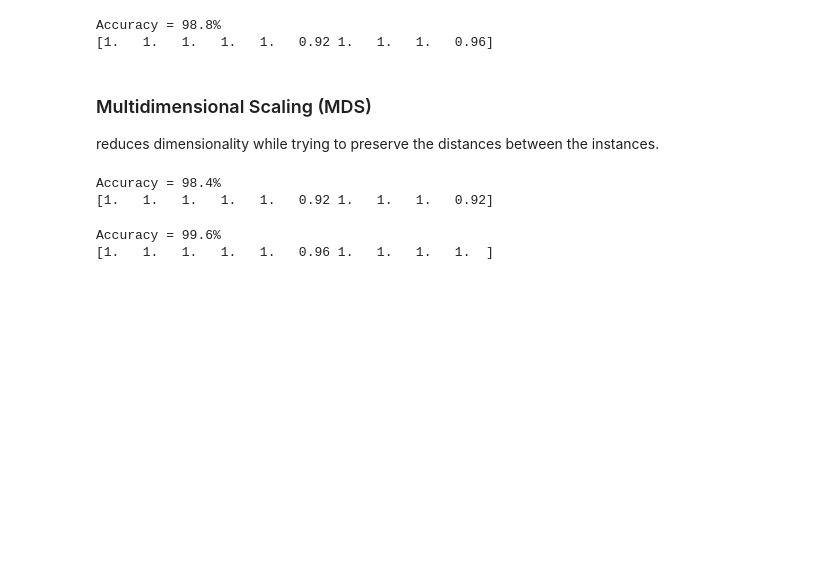
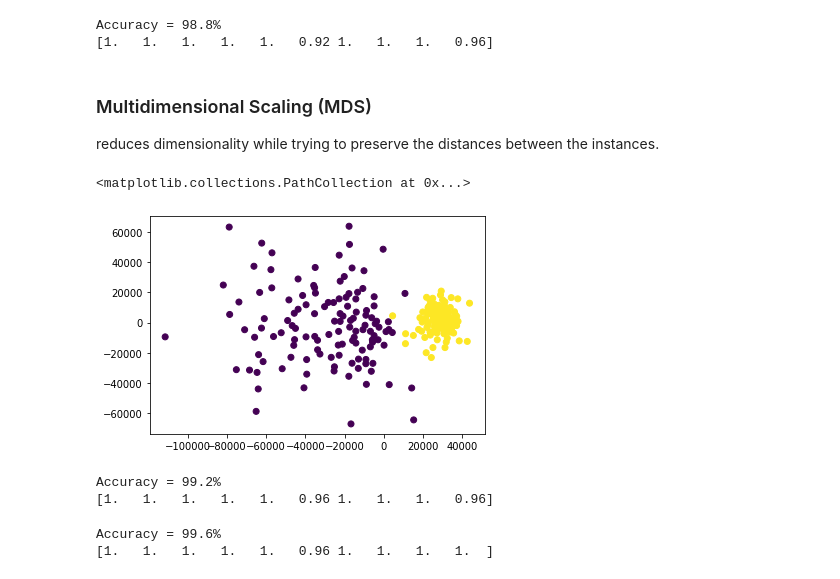
Before and after one commit to andreafabbricatore/ailab, a Jupyter notebook: data_vis/svm.ipynb, the cells around one changed output. Cells and saved outputs as stored; diff of their text form; code cells hidden in the pictures; blank space fills up the shorter version.

Commit message:
svm kernel

```diff
--- a/data_vis/svm.ipynb
+++ b/data_vis/svm.ipynb
@@ -48,7 +48,7 @@ plt.show()
 # %%
 ## POLY KERNEL SVM
 
-poly_kernel_svm_clf = make_pipeline(SVC(kernel="poly", degree=2, coef0=1, C=1))
+poly_kernel_svm_clf = make_pipeline(SVC(kernel="poly", degree=1, coef0=1, C=0.01))
 poly_kernel_svm_clf.fit(X_reduced, y)
 
 poly_rmse = cross_val_score(poly_kernel_svm_clf, X_reduced, y,
@@ -61,7 +61,7 @@ Accuracy = 98.4%
 # %%
 ## RBF KERNEL SVM
 
-rbf_kernel_svm_clf = make_pipeline(SVC(kernel="rbf", gamma= 5, C=0.1))
+rbf_kernel_svm_clf = make_pipeline(SVC(kernel="rbf", gamma= 5, C=0.05))
 rbf_kernel_svm_clf.fit(X_reduced, y)
 
 
@@ -103,7 +103,7 @@ plt.scatter(red_X2[0], red_X2[1], c=y)
 # %%
 ## POLY KERNEL SVM
 
-poly_kernel_svm_clf = make_pipeline(SVC(kernel="poly", degree=2, coef0=1, C=1))
+poly_kernel_svm_clf = make_pipeline(SVC(kernel="poly", degree=2, coef0=1, C=0.01))
 poly_kernel_svm_clf.fit(red_X2, y)
 
 poly_rmse = cross_val_score(poly_kernel_svm_clf, red_X2, y,
@@ -133,10 +133,15 @@ the distances between the instances.
 # %%
 mds = MDS(n_components=2, random_state=42)
 X_reduced_mds = mds.fit_transform(X2)
+# %%
+plt.scatter(X_reduced_mds[:, 0], X_reduced_mds[:,1], c=y)
+# %% [output]
+<matplotlib.collections.PathCollection at 0x...>
+[figure, added]
 # %%
 ## POLY KERNEL SVM
 
-poly_kernel_svm_clf = make_pipeline(SVC(kernel="poly", degree=2, coef0=1, C=1))
+poly_kernel_svm_clf = make_pipeline(SVC(kernel="poly", degree=2, coef0=1, C=100))
 poly_kernel_svm_clf.fit(X_reduced_mds, y)
 
 poly_rmse = cross_val_score(poly_kernel_svm_clf, X_reduced_mds, y,
@@ -144,8 +149,8 @@ poly_rmse = cross_val_score(poly_kernel_svm_clf, X_reduced_mds, y,
 print(f"Accuracy = {round((sum(poly_rmse) / 10) * 100, 4)}%")
 print(poly_rmse)
 # %% [output]
-Accuracy = 98.4%
-[1.   1.   1.   1.   1.   0.92 1.   1.   1.   0.92]
+Accuracy = 99.2%
+[1.   1.   1.   1.   1.   0.96 1.   1.   1.   0.96]
 # %%
 ## RBF KERNEL SVM
 
```
Also changed, not shown: parts of 11 cells of this notebook.
